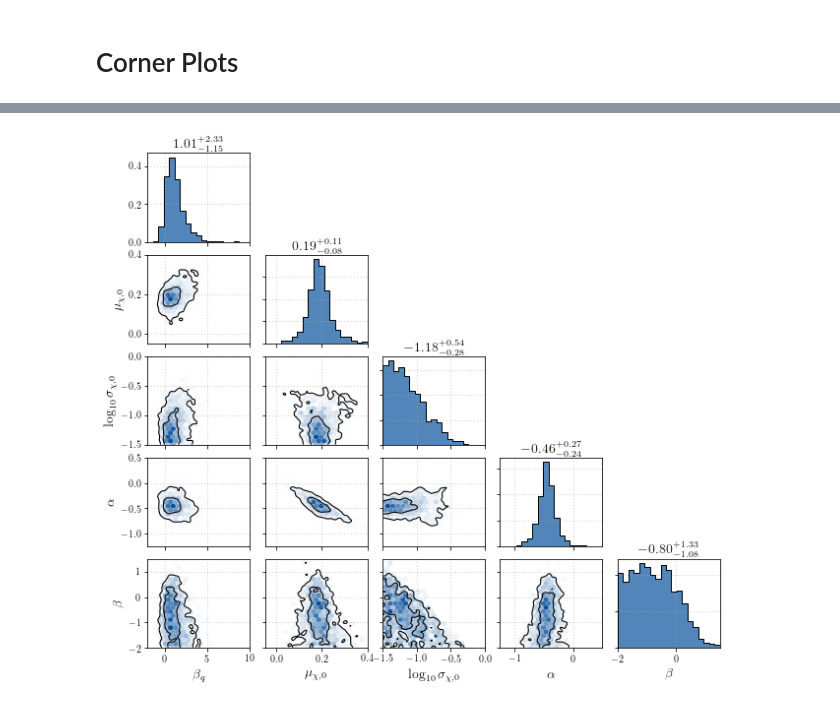
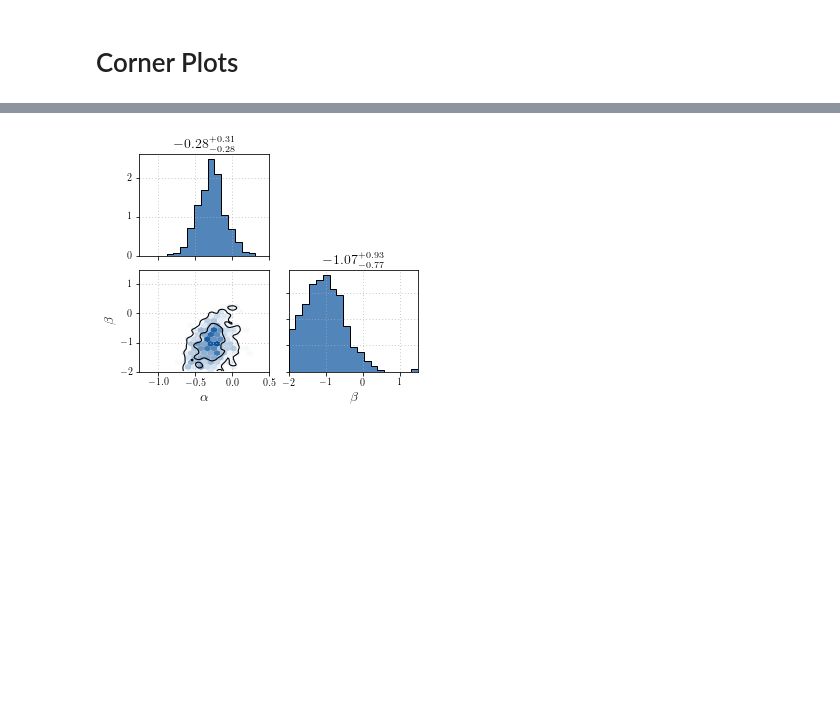
Before and after one commit to tcallister/BBH-spin-q-correlations, a Jupyter notebook: code/figures/create-figures.ipynb, the cells around one changed output, grey strips where cells are left out. Saved outputs shown, nothing was run; the diff lists cells and outputs as text; code cells hidden in the pictures; blank space fills up the shorter version.

```diff
--- a/code/figures/create-figures.ipynb
+++ b/code/figures/create-figures.ipynb
@@ -916,0 +1031,7 @@ plt.show()
+# %%
+sampleDictInjected = {}
+singleEvents = np.sort(glob.glob('../../injection-study/tmp/job*'))
+for i,eventFile in enumerate(singleEvents):
+    key = eventFile.split('_')[1].split('.')[0]
+    dataDict = np.load(eventFile,allow_pickle=True,encoding='latin1')[()]
+    sampleDictInjected[key] = dataDict
@@ -1623,7 +1847,7 @@ def getBounds(data):
 
     return med,upperError,lowerError
 
-def plot_corner(fig,plot_data,color,hist_alpha=0.7,bins=20,labelsize=14,kernel=2):
+def plot_corner(fig,plot_data,color,hist_alpha=0.7,bins=20,labelsize=14,kernel=2,lw=1):
 
     # Input variable plot_data should be a dictionary whose keys are the individual variables to plot.
     # Each key should, in turn, link to another nested dictionary with the following keys:
@@ -1641,12 +1865,12 @@ def plot_corner(fig,plot_data,color,hist_alpha=0.7,bins=20,labelsize=14,kernel=2
 
         # Plot the marginal 1D posterior (i.e. top of a corner plot column)
         ax = fig.add_subplot(ndim,ndim,int(1+(ndim+1)*i))
-        ax.set_rasterization_zorder(1)
+        #ax.set_rasterization_zorder(1)
 
         ax.hist(plot_data[key]['data'],bins=np.linspace(plot_data[key]['plot_bounds'][0],plot_data[key]['plot_bounds'][1],bins),\
                rasterized=True,color=color,alpha=hist_alpha,density=True,zorder=0)
         ax.hist(plot_data[key]['data'],bins=np.linspace(plot_data[key]['plot_bounds'][0],plot_data[key]['plot_bounds'][1],bins),\
-                histtype='step',color='black',density=True,zorder=2)
+                histtype='step',color='black',density=True,zorder=2,lw=lw)
         ax.grid(True,dashes=(1,3))
         ax.set_xlim(plot_data[key]['plot_bounds'][0],plot_data[key]['plot_bounds'][1])
         ax.set_title(r"${0:.2f}^{{+{1:.2f}}}_{{-{2:.2f}}}$".format(*getBounds(plot_data[key]['data'])),fontsize=14)
@@ -1667,7 +1891,7 @@ def plot_corner(fig,plot_data,color,hist_alpha=0.7,bins=20,labelsize=14,kernel=2
 
                 # Make a 2D density plot
                 ax = fig.add_subplot(ndim,ndim,int(1+(ndim+1)*i + (j+1)*ndim))
-                ax.set_rasterization_zorder(1)
+                #ax.set_rasterization_zorder(1)
 
                 ax.hexbin(plot_data[key]['data'],plot_data[k]['data'],cmap=cmap,mincnt=1,gridsize=bins,\
                          extent=(plot_data[key]['plot_bounds'][0],plot_data[key]['plot_bounds'][1],plot_data[k]['plot_bounds'][0],plot_data[k]['plot_bounds'][1]),
@@ -1675,12 +1899,15 @@ def plot_corner(fig,plot_data,color,hist_alpha=0.7,bins=20,labelsize=14,kernel=2
 
                 xgrid = np.linspace(plot_data[key]['plot_bounds'][0],plot_data[key]['plot_bounds'][1],100)
                 ygrid = np.linspace(plot_data[k]['plot_bounds'][0],plot_data[k]['plot_bounds'][1],100)
+                dx = xgrid[1]-xgrid[0]
+                dy = ygrid[1]-ygrid[0]
+
                 heights,edgex,edgey = np.histogram2d(plot_data[key]['data'],plot_data[k]['data'],
                                                      bins=(xgrid,ygrid))
                 heights = gaussian_filter(heights,kernel)
-                heights /= np.sum(heights)*dchi*dq
+                heights /= np.sum(heights)*dx*dy
                 heights_large_to_small = np.sort(heights.reshape(-1))[::-1]
-                cdf = np.cumsum(heights_large_to_small)*dchi*dq
+                cdf = np.cumsum(heights_large_to_small)*dx*dy
 
                 num_grid_pts = np.where(cdf>0.9)[0][0]
                 h50 = np.interp(0.5,cdf,heights_large_to_small)
@@ -1704,7 +1931,12 @@ def plot_corner(fig,plot_data,color,hist_alpha=0.7,bins=20,labelsize=14,kernel=2
                 else:
                     ax.set_xticklabels([])
 
-    plt.tight_layout()
     return fig
+
+def getBounds(samples):
+    med = np.median(samples)
+    upperError = np.quantile(samples,0.95) - np.median(samples)
+    lowerError = np.median(samples) - np.quantile(samples,0.05)
+    return med,upperError,lowerError
 # %%
 toPlot = {
@@ -1723,16 +2078,18 @@ plt.show()
 # %%
 toPlot = {
-    'beta':{'data':samps[:,3],'plot_bounds':(-2,10),'label':r'$\beta_q$'},
-    'mu0':{'data':samps[:,5],'plot_bounds':(-0.05,0.4),'label':r'$\mu_{\chi,0}$'},
-    'sig0':{'data':samps[:,6],'plot_bounds':(-1.5,0.),'label':r'$\log_{10}\sigma_{\chi,0}$'},
-    'a':{'data':samps[:,7],'plot_bounds':(-1.25,0.5),'label':r'$\alpha$'},
-    'b':{'data':samps[:,8],'plot_bounds':(-2,1.5),'label':r'$\beta$'}
+    'a':{'data':samps_w190814[:,9],'plot_bounds':(-1.25,0.5),'label':r'$\alpha$'},
+    'b':{'data':samps_w190814[:,10],'plot_bounds':(-2,1.5),'label':r'$\beta$'}
     }
 
-fig = plt.figure(figsize=(9,8))
+fig = plt.figure(figsize=(5,4))
 plot_corner(fig,toPlot,'#08519c')
+
+"""ax = fig.axes[1]
+ax.text(0.19,0.17, ' (b)', horizontalalignment='right',
+        verticalalignment='center', transform=ax.transAxes,fontsize=13)"""
+
 fig.subplots_adjust(wspace=0.15, hspace=0.14)
-plt.savefig('./corner_yesEvolution.pdf',bbox_inches='tight')
+fig.savefig('./corner_yesEvolution_w190814_small.pdf',bbox_inches='tight')
 plt.show()
 # %% [output]
-[figure, old version]
+[figure, new version]
```
Also changed, not shown: parts of 109 cells of this notebook, 13 other files.
